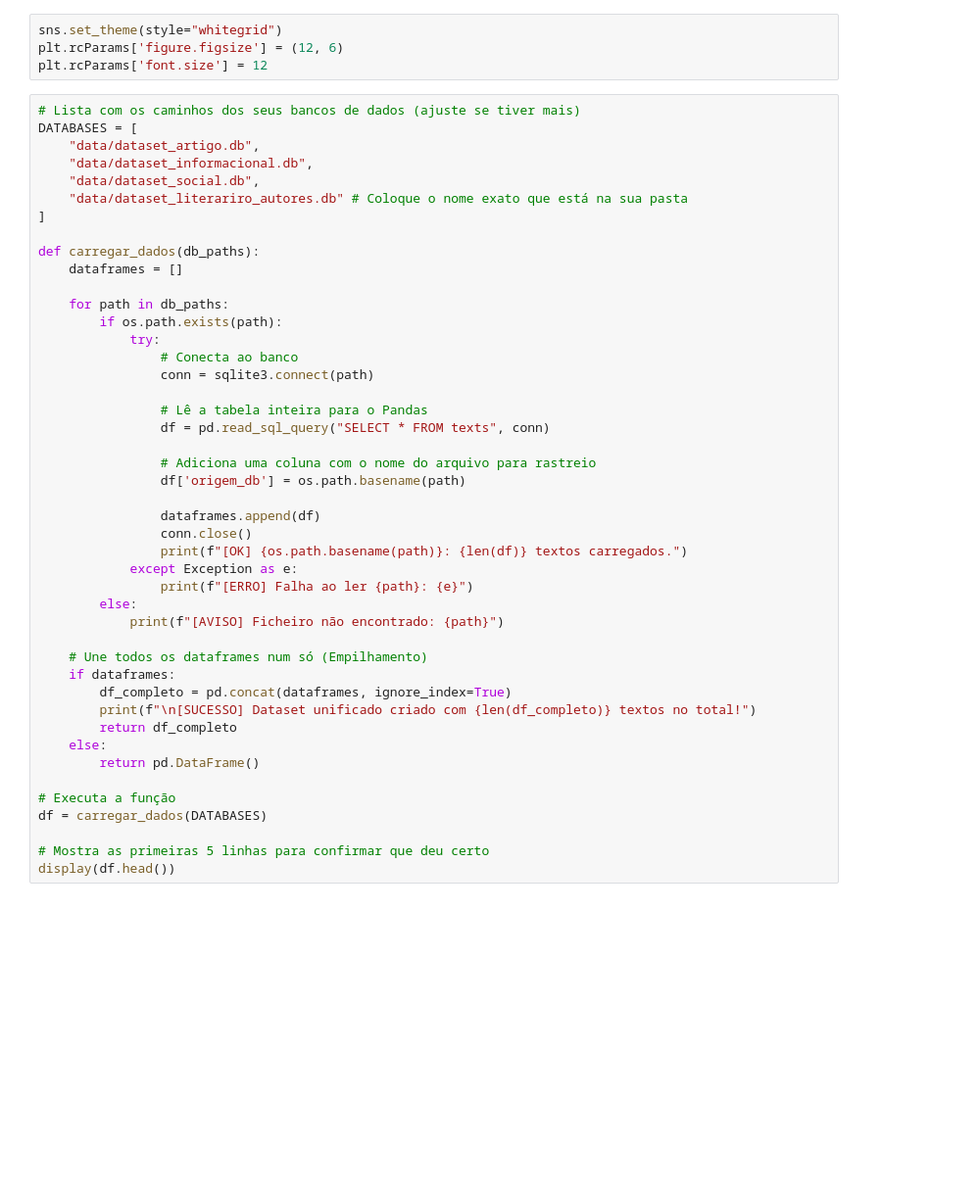
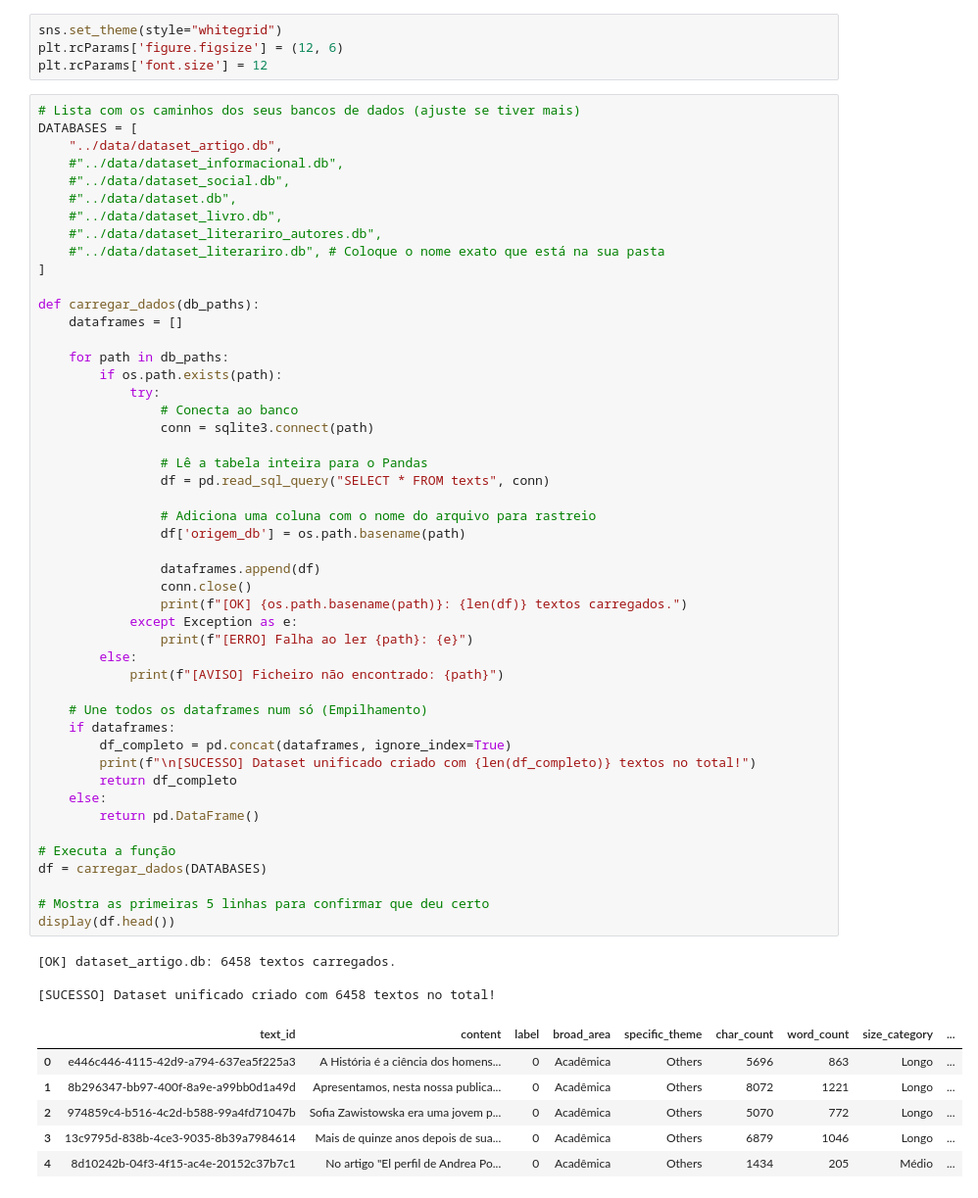
Before and after one commit to VLROCK/scrapping, a Jupyter notebook: notebooks/datasets.ipynb, the cells around one changed output. Shown at 98% size. Saved outputs shown, nothing was run; the diff lists cells and outputs as text; blank space fills up the shorter version.

```diff
--- a/notebooks/datasets.ipynb
+++ b/notebooks/datasets.ipynb
@@ -11,10 +11,13 @@ plt.rcParams['font.size'] = 12
 # %%
 # Lista com os caminhos dos seus bancos de dados (ajuste se tiver mais)
 DATABASES = [
-    "data/dataset_artigo.db",
-    "data/dataset_informacional.db",
-    "data/dataset_social.db",
-    "data/dataset_literariro_autores.db" # Coloque o nome exato que está na sua pasta
+    "../data/dataset_artigo.db",
+    #"../data/dataset_informacional.db",
+    #"../data/dataset_social.db",
+    #"../data/dataset.db",
+    #"../data/dataset_livro.db",
+    #"../data/dataset_literariro_autores.db",
+    #"../data/dataset_literariro.db", # Coloque o nome exato que está na sua pasta
 ]
 
 def carregar_dados(db_paths):
@@ -26,30 +29,40 @@ def carregar_dados(db_paths):
                 # Conecta ao banco
                 conn = sqlite3.connect(path)
 
                 # Lê a tabela inteira para o Pandas
                 df = pd.read_sql_query("SELECT * FROM texts", conn)
 
                 # Adiciona uma coluna com o nome do arquivo para rastreio
                 df['origem_db'] = os.path.basename(path)
 
                 dataframes.append(df)
                 conn.close()
                 print(f"[OK] {os.path.basename(path)}: {len(df)} textos carregados.")
             except Exception as e:
                 print(f"[ERRO] Falha ao ler {path}: {e}")
         else:
             print(f"[AVISO] Ficheiro não encontrado: {path}")
 
     # Une todos os dataframes num só (Empilhamento)
     if dataframes:
         df_completo = pd.concat(dataframes, ignore_index=True)
         print(f"\n[SUCESSO] Dataset unificado criado com {len(df_completo)} textos no total!")
         return df_completo
     else:
         return pd.DataFrame()
 
 # Executa a função
 df = carregar_dados(DATABASES)
 
 # Mostra as primeiras 5 linhas para confirmar que deu certo
 display(df.head())
+# %% [output]
+[OK] dataset_artigo.db: 6458 textos carregados.
+
+[SUCESSO] Dataset unificado criado com 6458 textos no total!
+|  | text_id | content | label | broad_area | specific_theme | char_count | word_count | size_category | ... |
+| 0 | e446c446-4115-42d9-a794-637ea5f225a3 | A História é a ciência dos homens... | 0 | Acadêmica | Others | 5696 | 863 | Longo | ... |
+| 1 | 8b296347-bb97-400f-8a9e-a99bb0d1a49d | Apresentamos, nesta nossa publica... | 0 | Acadêmica | Others | 8072 | 1221 | Longo | ... |
+| 2 | 974859c4-b516-4c2d-b588-99a4fd71047b | Sofia Zawistowska era uma jovem p... | 0 | Acadêmica | Others | 5070 | 772 | Longo | ... |
+| 3 | 13c9795d-838b-4ce3-9035-8b39a7984614 | Mais de quinze anos depois de sua... | 0 | Acadêmica | Others | 6879 | 1046 | Longo | ... |
+| 4 | 8d10242b-04f3-4f15-ac4e-20152c37b7c1 | No artigo "El perfil de Andrea Po... | 0 | Acadêmica | Others | 1434 | 205 | Médio | ... |
```
Also changed, not shown: parts of 3 cells of this notebook, 23 other files.
